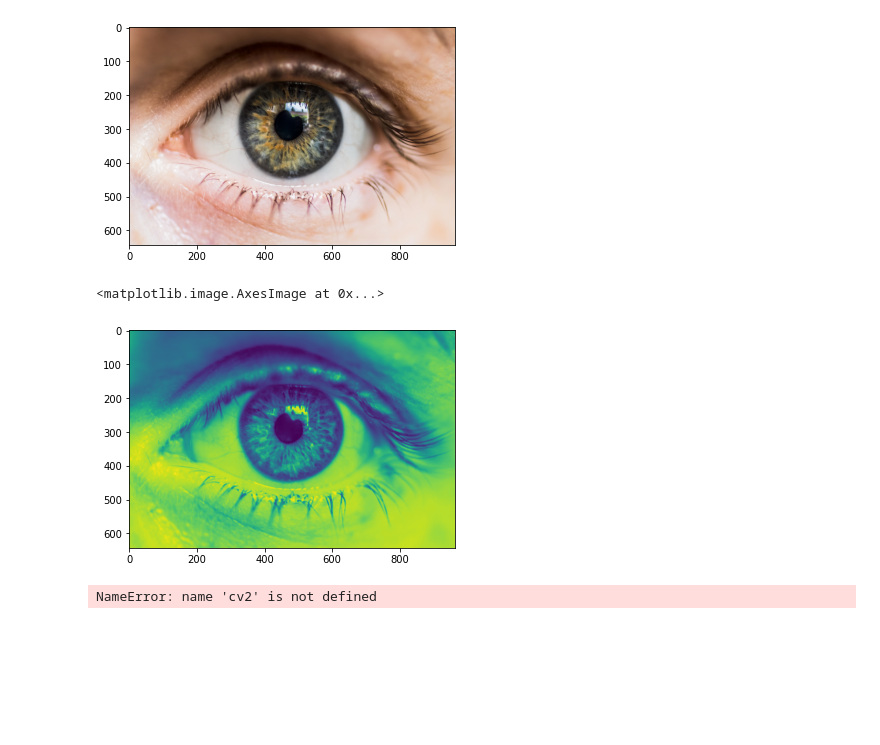
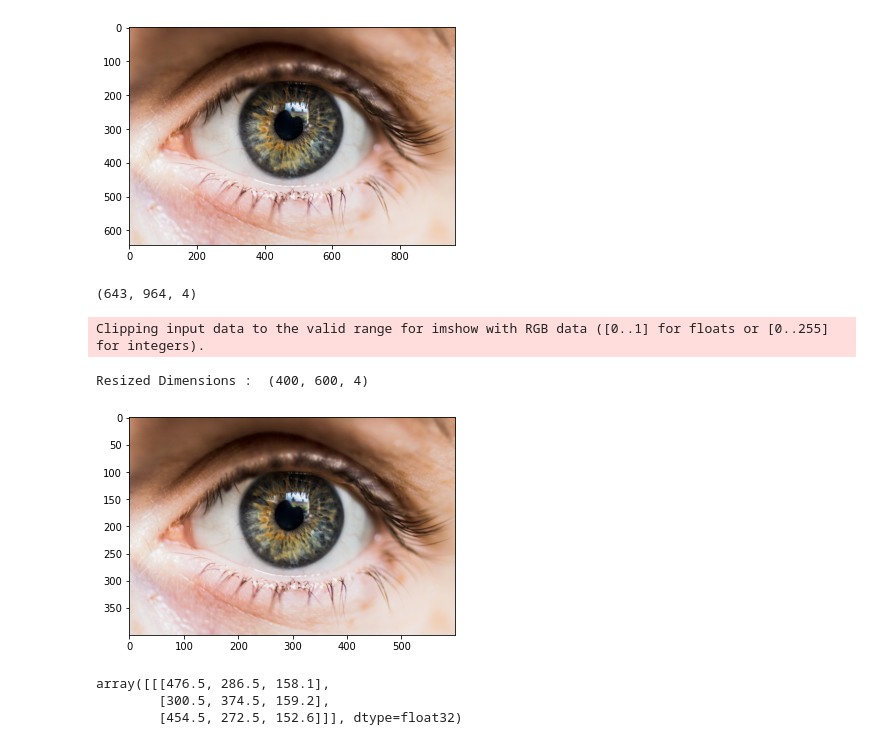
Before and after one commit to g-4-gagan/DrowsinessResearchPractice, a Jupyter notebook: Final/Part4.ipynb, the cells around one changed output. Saved outputs shown, nothing was run; the diff lists cells and outputs as text; code cells hidden in the pictures; blank space fills up the shorter version.

Commit message:
circular hough ka trial

```diff
--- a/Final/Part4.ipynb
+++ b/Final/Part4.ipynb
@@ -10,16 +11,30 @@ plt.imshow(img)
 # %% [output]
 <matplotlib.image.AxesImage at 0x...>
 [figure]
+# %%
+print(img.shape)
+# %% [output]
+(643, 964, 4)
+# %%
+dim = (600,400)
+resized = cv2.resize(img, dim, interpolation = cv2.INTER_AREA)
+plt.imshow(resized)
+print('Resized Dimensions : ',resized.shape)
+# %% [output]
+Clipping input data to the valid range for imshow with RGB data ([0..1] for floats or [0..255] for integers).
+Resized Dimensions :  (400, 600, 4)
+[figure, added]
 # %%
-gray = cv2.cvtColor(img, cv2.COLOR_RGB2GRAY)
-gray_blurred = cv2.blur(gray, (3, 3))
-plt.imshow(gray_blurred)
+gray = cv2.cvtColor(img_cv, cv2.COLOR_BGR2GRAY)
+gray_blurred = cv2.GaussianBlur(gray, (5, 5),0,0)
+# plt.imshow(gray_blurred)
-# %% [output]
-<matplotlib.image.AxesImage at 0x...>
-[figure, removed]
 # %%
 detected_circles = cv2.HoughCircles(gray_blurred,
-                                    cv2.HOUGH_GRADIENT, 1, 20, param1 = 50,
-                                    param2 = 20, minRadius = 1, maxRadius = 40)
+                   cv2.HOUGH_GRADIENT, 1, 20, param1 = 50,
+               param2 = 50, minRadius = 150, maxRadius = 250)
-# %% [output]
-NameError: name 'cv2' is not defined
+# %%
+detected_circles
+# %% [output]
+array([[[476.5, 286.5, 158.1],
+        [300.5, 374.5, 159.2],
+        [454.5, 272.5, 152.6]]], dtype=float32)
```
Also changed, not shown: parts of 2 cells of this notebook.
